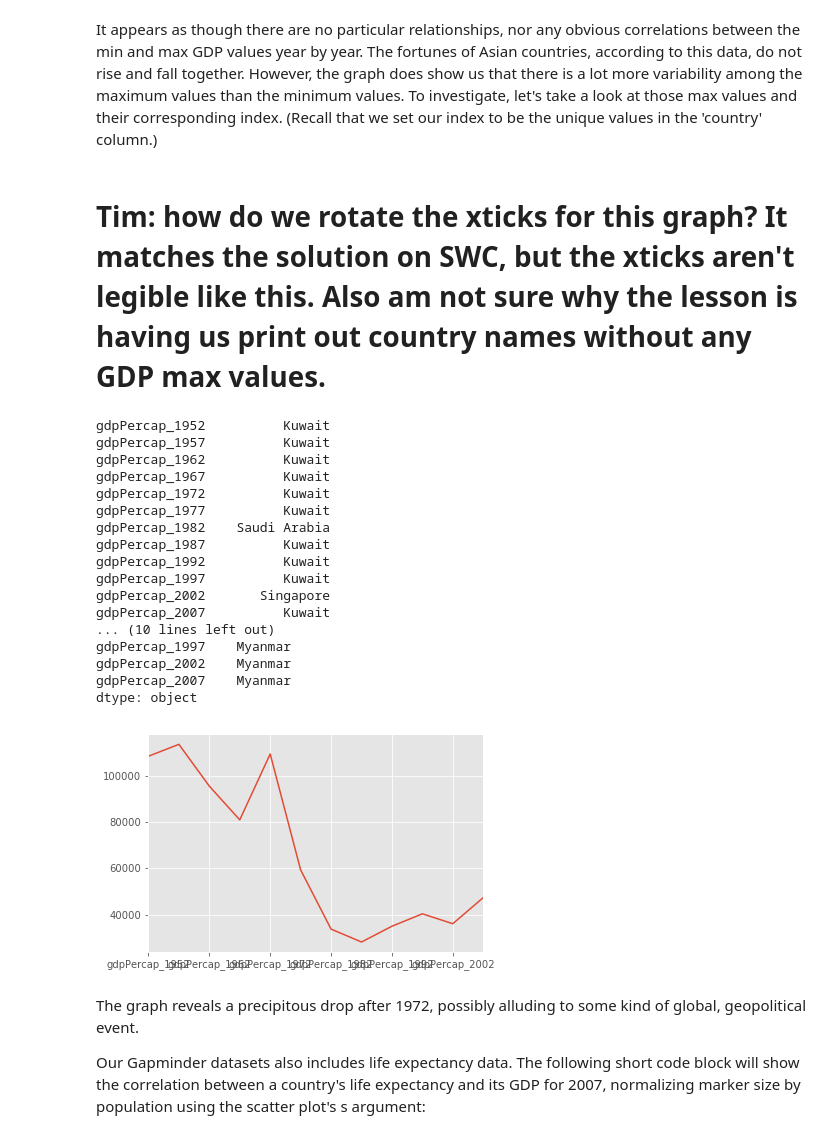
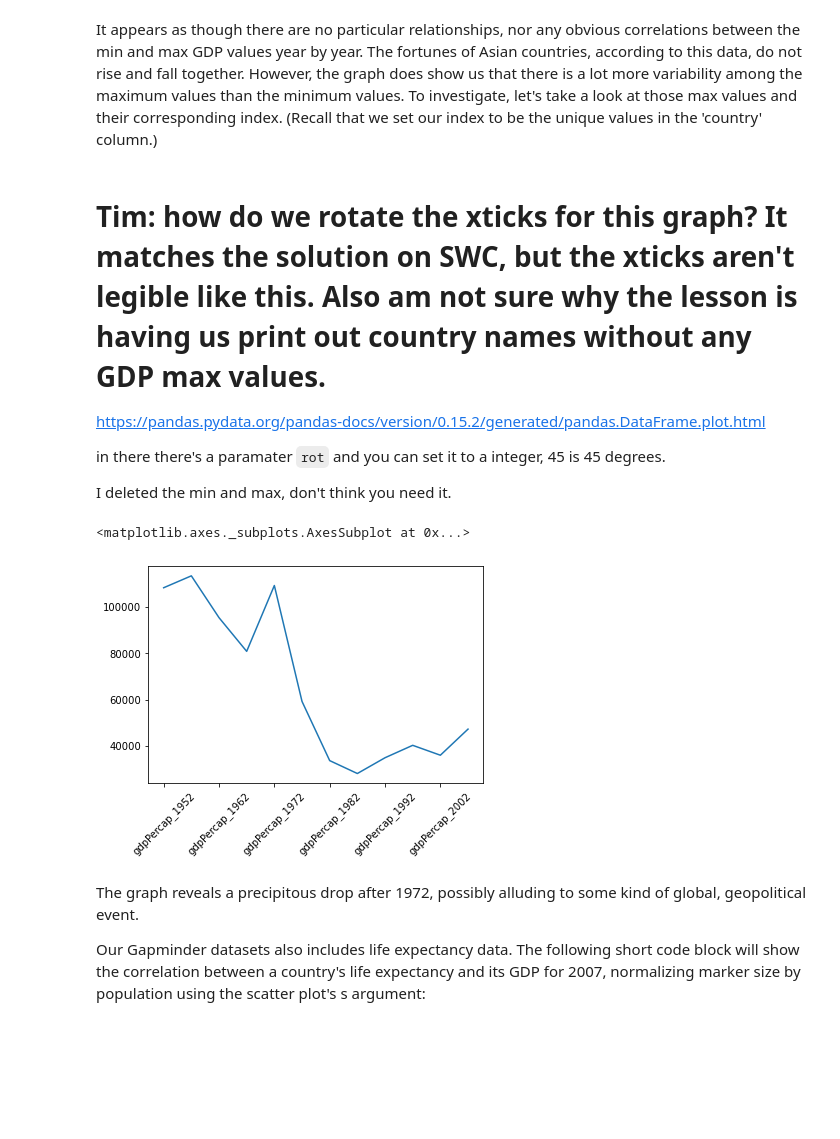
Before and after one commit to ucla-data-archive/is262b_final, a Jupyter notebook: IS262B_Daniels_Final_Project_WIP.ipynb, the cells around one changed output. Cells and saved outputs as stored; diff of their text form; code cells hidden in the pictures; blank space fills up the shorter version.

Commit message:
adding data and readme

```diff
--- a/IS262B_Daniels_Final_Project_WIP.ipynb
+++ b/IS262B_Daniels_Final_Project_WIP.ipynb
@@ -184,30 +209,18 @@ data_asia.describe().T.plot(kind='scatter', x='min', y='max')
 It appears as though there are no particular relationships, nor any obvious correlations between the min and max GDP values year by year. The fortunes of Asian countries, according to this data, do not rise and fall together. However, the graph does show us that there is a lot more variability among the maximum values than the minimum values. To investigate, let's take a look at those max values and their corresponding index. (Recall that we set our index to be the unique values in the 'country' column.)
 # %% [markdown]
 # Tim: how do we rotate the xticks for this graph? It matches the solution on SWC, but the xticks aren't legible like this. Also am not sure why the lesson is having us print out country names without any GDP max values.
+
+https://pandas.pydata.org/pandas-docs/version/0.15.2/generated/pandas.DataFrame.plot.html
+
+in there there's a paramater `rot` and you can set it to a integer, 45 is 45 degrees.
+
+I deleted the min and max, don't think you need it.
 # %%
-data_asia = pd.read_csv('data/gapminder_gdp_asia.csv', index_col='country')
-data_asia.max().plot()
-print(data_asia.idxmax())
-print(data_asia.idxmin())
+data_asia = pd.read_csv('data/gapminder_gdp_asia.tab', index_col='country', sep='\t')
+data_asia.max().plot(rot = 45)
 # %% [output]
-gdpPercap_1952          Kuwait
-gdpPercap_1957          Kuwait
-gdpPercap_1962          Kuwait
-gdpPercap_1967          Kuwait
-gdpPercap_1972          Kuwait
-gdpPercap_1977          Kuwait
-gdpPercap_1982    Saudi Arabia
-gdpPercap_1987          Kuwait
-gdpPercap_1992          Kuwait
-gdpPercap_1997          Kuwait
-gdpPercap_2002       Singapore
-gdpPercap_2007          Kuwait
-... (10 lines left out)
-gdpPercap_1997    Myanmar
-gdpPercap_2002    Myanmar
-gdpPercap_2007    Myanmar
-dtype: object
+<matplotlib.axes._subplots.AxesSubplot at 0x...>
-[figure, old version]
+[figure, new version]
 # %% [markdown]
 The graph reveals a precipitous drop after 1972, possibly alluding to some kind of global, geopolitical event.
 
```
Also changed, not shown: parts of 8 cells of this notebook, 11 other files.
